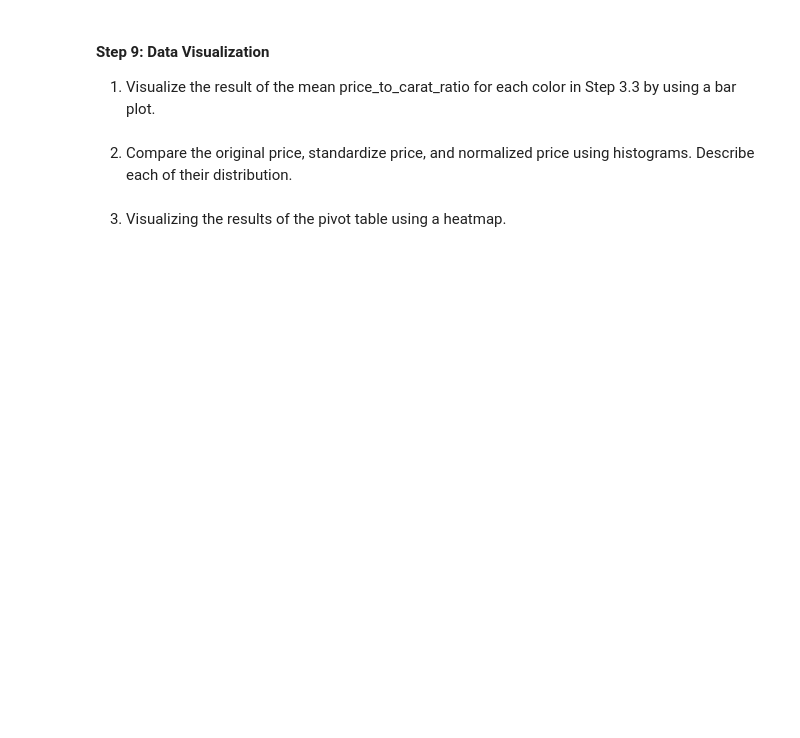
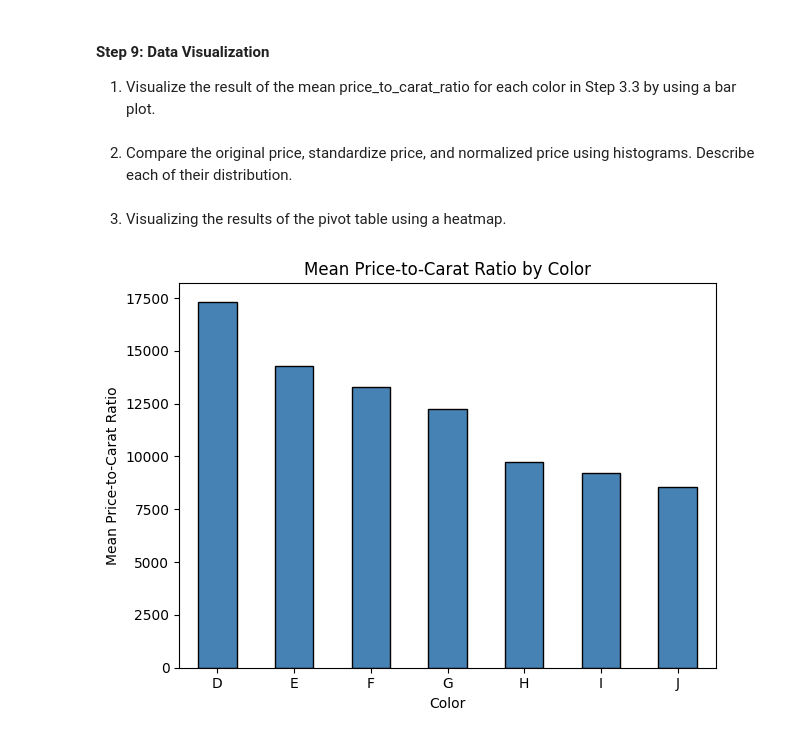
Before and after one commit to AGarcia04/DS522-Data-Aquisition-and-Analytics, a Jupyter notebook: Modules/Module9/PE09/PE09.ipynb, the cells around one changed output. Saved outputs shown, nothing was run; the diff lists cells and outputs as text; code cells hidden in the pictures; blank space fills up the shorter version.

```diff
--- a/Modules/Module9/PE09/PE09.ipynb
+++ b/Modules/Module9/PE09/PE09.ipynb
@@ -11,3 +11,13 @@ This exercise is designed to enhance your understanding of these methods by perf
 2. Display the first few rows of the dataset to get familiar with its structure.
 
 3. Clean the data and remove unecessary columns (if applicable).
+# %%
+import numpy as np
+import pandas as pd
+import seaborn as sb
+import matplotlib.pyplot as plt
+
+df = pd.read_csv("/Users/alexgarcia/Desktop/CityUniversity/MSDS/DS522 Data Aquisition and Analytics/Modules/Module9/PE09/diamonds.csv")
+
+
+df.head()
@@ -30,3 +114,9 @@ Make sure the output is added to the dataframe.
 2. Group by color and apply a custom function using apply() to get the top 3 highest price-to-carat ratio diamonds for each color.
 # %% [markdown]
 3. Aggregate the data by calculating the mean price_to_carat_ratio for each color. Make sure to reset the index of the top 3 diamonds result before performing the groupby operation.
+# %%
+def price_to_carat_ratio(row):
+    return row['price'] / row['carat']
+
+df['price_to_carat_ratio'] = df.apply(price_to_carat_ratio, axis=1)
+df.head()
@@ -32,0 +130,5 @@ Make sure the output is added to the dataframe.
+# %%
+top3_by_color = df.groupby('color').apply(
+    lambda x: x.nlargest(3, 'price_to_carat_ratio')
+)
+top3_by_color
@@ -32,0 +154,4 @@ Make sure the output is added to the dataframe.
+# %%
+top3_reset = top3_by_color.reset_index(drop=True)
+mean_ratio_by_color = top3_reset.groupby('color')['price_to_carat_ratio'].mean()
+mean_ratio_by_color
@@ -58,3 +263,13 @@ Create a pivot table to summarize the average price of diamonds across different
 2. Compare the original price, standardize price, and normalized price using histograms. Describe each of their distribution.
 # %% [markdown]
 3. Visualizing the results of the pivot table using a heatmap.
+# %%
+mean_ratio_by_color.plot(kind='bar', color='steelblue', edgecolor='black')
+plt.title('Mean Price-to-Carat Ratio by Color')
+plt.xlabel('Color')
+plt.ylabel('Mean Price-to-Carat Ratio')
+plt.xticks(rotation=0)
+plt.tight_layout()
+plt.show()
+# %% [output]
+[figure, added]
```
Also changed, not shown: parts of 15 cells of this notebook.
